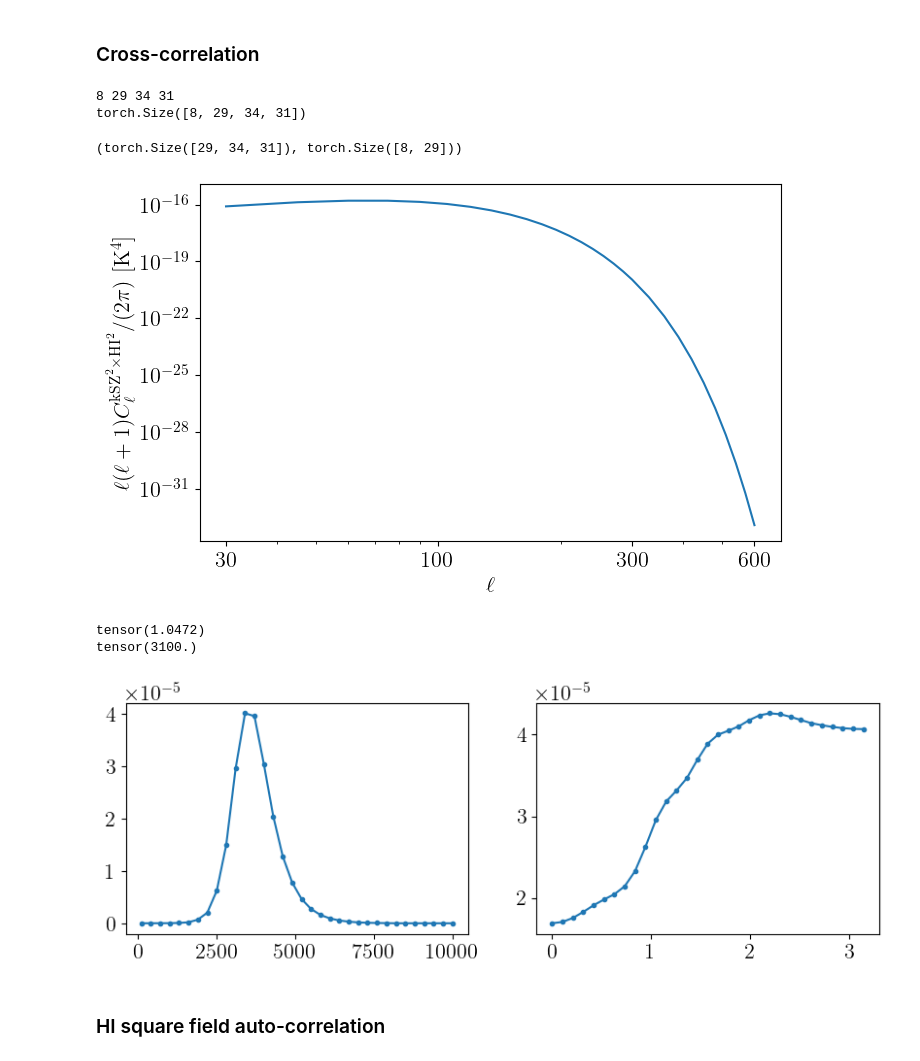
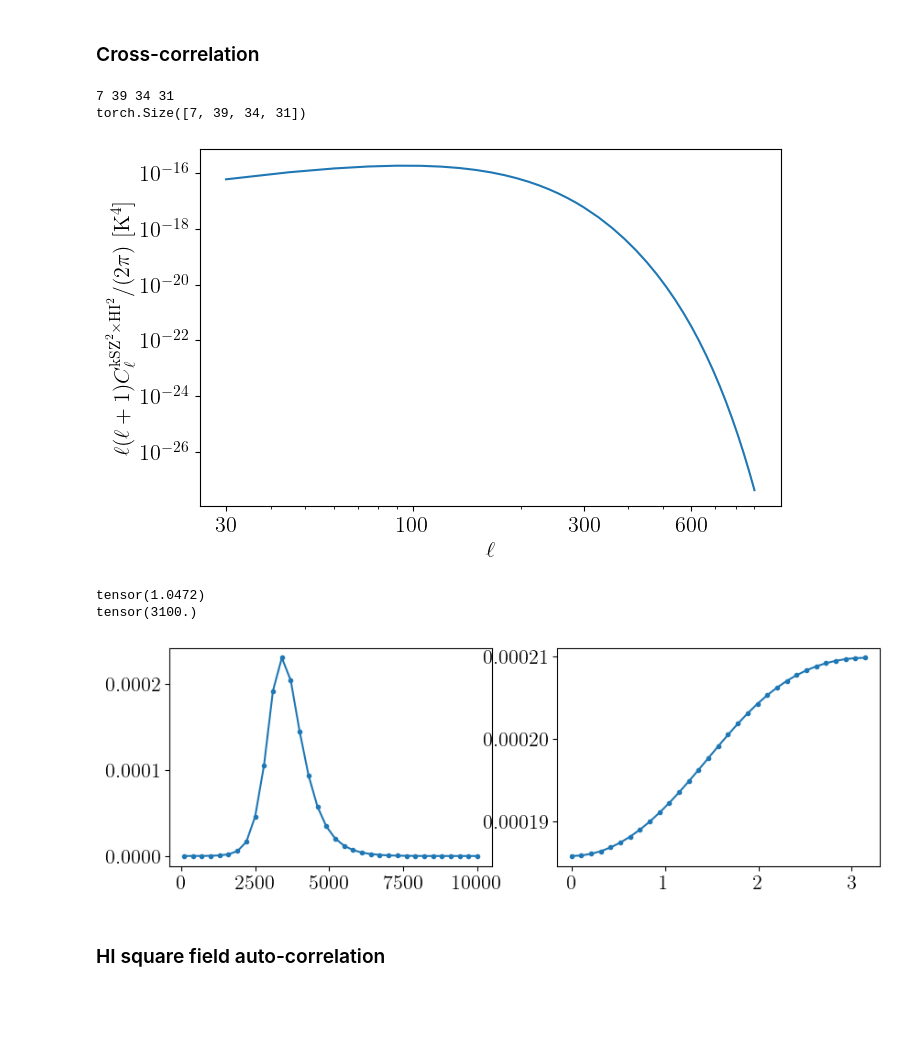
Before and after one commit to Einste11N/SquareField_CrossCorrelation, a Jupyter notebook: Inspection.ipynb, the cells around one changed output. Cells and saved outputs as stored; diff of their text form; code cells hidden in the pictures; blank space fills up the shorter version.

```diff
--- a/Inspection.ipynb
+++ b/Inspection.ipynb
@@ -76,9 +76,9 @@ np.save('./Data/Cross_z_0.30_1.00/dCl_cross.npy', np.array(data_total)) # save C
 Nz = 8
 zmin = 0.3
 zmax = 1.0
-zend_index = 8
+zend_index = 7
 zlist = tc.linspace(zmin, zmax, Nz)[:zend_index]
-l_list = tc.hstack([tc.linspace(30, 300, 19), tc.linspace(330, 600, 10)])
+l_list = tc.hstack([tc.linspace(30, 300, 19), tc.linspace(330, 900, 20)])
 t1_list = tc.linspace(0., tc.pi, 31)
 l1_list = tc.linspace(100,10000,34)
 
@@ -95,8 +95,8 @@ data_total = tc.tensor(np.array(data_total)) * 2 * 2 * 2 / (2*tc.pi)**5 * (2.7)*
 print(len(zlist), len(l_list), len(l1_list), len(t1_list))
 print(data_total.shape)
 # %% [output]
-8 29 34 31
-torch.Size([8, 29, 34, 31])
+7 39 34 31
+torch.Size([7, 39, 34, 31])
 # %%
 ########################################################################
 # Evaluating the filter for kSZ
@@ -106,17 +106,6 @@ ll, l1, theta1 = tc.meshgrid(l_list, l1_list, t1_list, indexing='ij')
 l_m_l1_norm = tc.sqrt(ll**2 + l1**2 - 2*ll*l1*tc.cos(theta1))
 
 Filter_kSZ = dCl.torch_interp1d(filter_ls, filter_Fl, l_m_l1_norm) * dCl.torch_interp1d(filter_ls, filter_Fl, l1)
-
-########################################################################
-# valuating the beam for HI
-B_HI = tc.empty(len(zlist), len(l_list))
-for iz in range(len(zlist)):
-    B_HI[iz] = dCl_obj.Beam_HI(l=l_list, zindex=iz)
-
-
-Filter_kSZ.shape, B_HI.shape
-# %% [output]
-(torch.Size([29, 34, 31]), torch.Size([8, 29]))
 # %%
 ########################################################################
 # Adding filter and beam
@@ -154,32 +142,32 @@ plt.ylabel(r'$\ell(\ell+1)C_{\ell}^{{\rm kSZ}^2 \times {\rm HI}^2} / (2\pi)$ [$\
 plt.savefig('Figs/cross_correlation.pdf', bbox_inches = 'tight')
 plt.show()
 # %% [output]
-[figure, old version]
+[figure, new version]
 # %%
 zi_fix = 2
-li_fix = -1
+li_fix = 3
 
 fig = plt.figure(figsize=(10, 3.09))
 
 plt.subplot(1,2,1)
 ti_fix = 10
 print(t1_list[ti_fix])
 data_fix = data_total[zi_fix,li_fix,:,ti_fix]
 Filter_fix = Filter_kSZ[li_fix,:,ti_fix]
 plt.plot(l1_list, data_fix*Filter_fix, '.-')
 
 plt.subplot(1,2,2)
 l1i_fix = 10
 print(l1_list[l1i_fix])
 data_fix = data_total[zi_fix,li_fix,l1i_fix]
 Filter_fix = Filter_kSZ[li_fix,l1i_fix]
 plt.plot(t1_list, data_fix*Filter_fix, '.-')
 
 plt.show()
 # %% [output]
 tensor(1.0472)
 tensor(3100.)
-[figure, old version]
+[figure, new version]
 # %% [markdown]
 ### HI square field auto-correlation
 # %%
```
Also changed, not shown: parts of 20 cells of this notebook, 39 other files.
